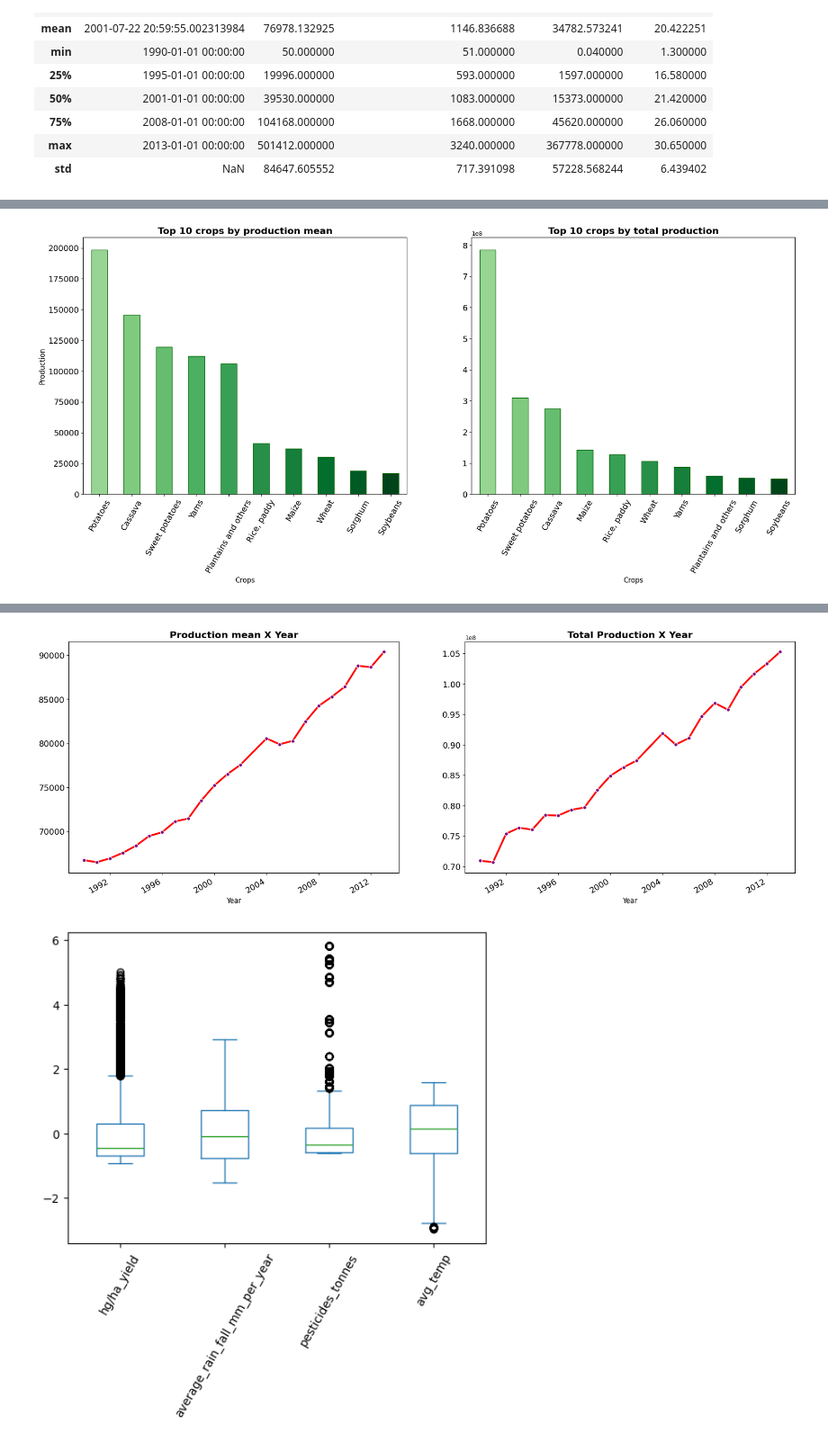
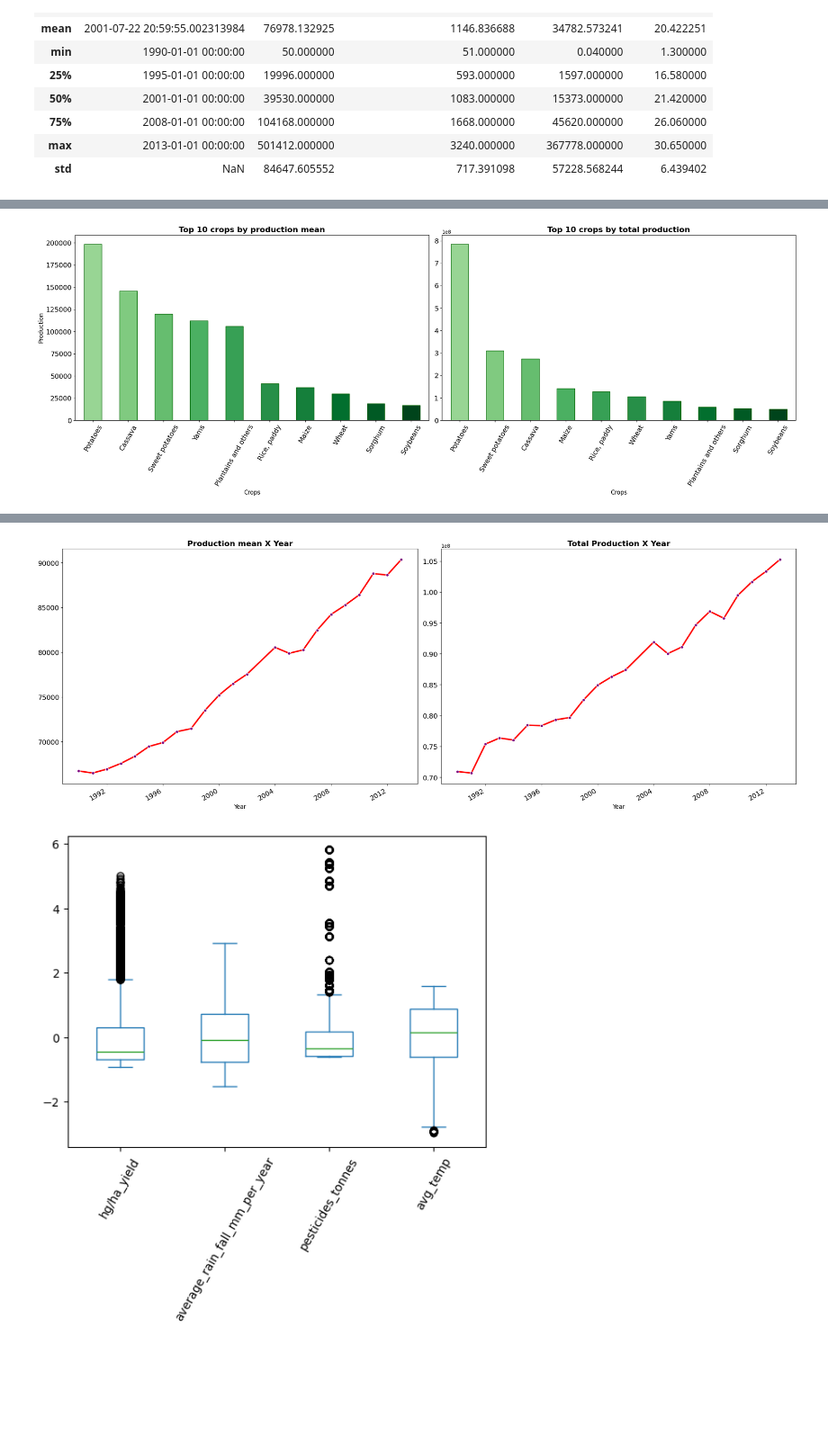
Before and after one commit to andrefpvalenga/crop-yeld-project, a Jupyter notebook: CropYeldPrediction.ipynb, the cells around one changed output, grey strips where cells are left out. Shown at 90% size. Saved outputs shown, nothing was run; the diff lists cells and outputs as text; code cells hidden in the pictures; blank space fills up the shorter version.

```diff
--- a/CropYeldPrediction.ipynb
+++ b/CropYeldPrediction.ipynb
@@ -264,30 +266,31 @@ Name: hg/ha_yield, dtype: float64
 # %%
 # Creating a Figure to analyze data
 plt.figure(figsize=(22,8))
 
 # Checking Top 10 crop by production mean
 plt.subplot(1,2,1)
 colors4 = plt.cm.Greens(np.linspace(0.4, 1, 10))
 df.groupby('Item')['hg/ha_yield'].mean().sort_values(ascending=False).plot(kind='bar', color=colors4,
                                                                            edgecolor='darkgreen')
 plt.title('Top 10 crops by production mean', fontsize=16, fontweight='bold')
 plt.xlabel('Crops', fontsize=12)
 plt.ylabel('Production', fontsize=12)
 plt.xticks(rotation=60, fontsize=14)
 plt.yticks(fontsize=14)
 
 # Checking Top 10 crop by total production
 plt.subplot(1,2,2)
 df.groupby('Item')['hg/ha_yield'].sum().sort_values(ascending=False).plot(kind='bar', color=colors4,
                                                                            edgecolor='darkgreen')
 plt.title('Top 10 crops by total production', fontsize=16, fontweight='bold')
 plt.xlabel('Crops', fontsize=12)
 plt.xticks(rotation=60, fontsize=14)
 plt.yticks(fontsize=14)
 
+plt.tight_layout()
 plt.show()
 # %% [output]
-[figure, old version]
+[figure, new version]
 # %%
 # Calculating total production and the proportion for 'Area' and 'Item'
 crops_ratio_mean = df.groupby('Item')['hg/ha_yield'].mean() / global_mean * 100
@@ -342,9 +345,10 @@ plt.xlabel('Year', fontsize=12)
 plt.xticks(fontsize=14)
 plt.yticks(fontsize=14)
 
+plt.tight_layout()
 plt.show()
 # %% [output]
-[figure, old version]
+[figure, new version]
 # %%
 # Searching for outliers
 df_numerical = df.drop(columns=['Area', 'Item','Year'])
```
Also changed, not shown: parts of 3 cells of this notebook.
